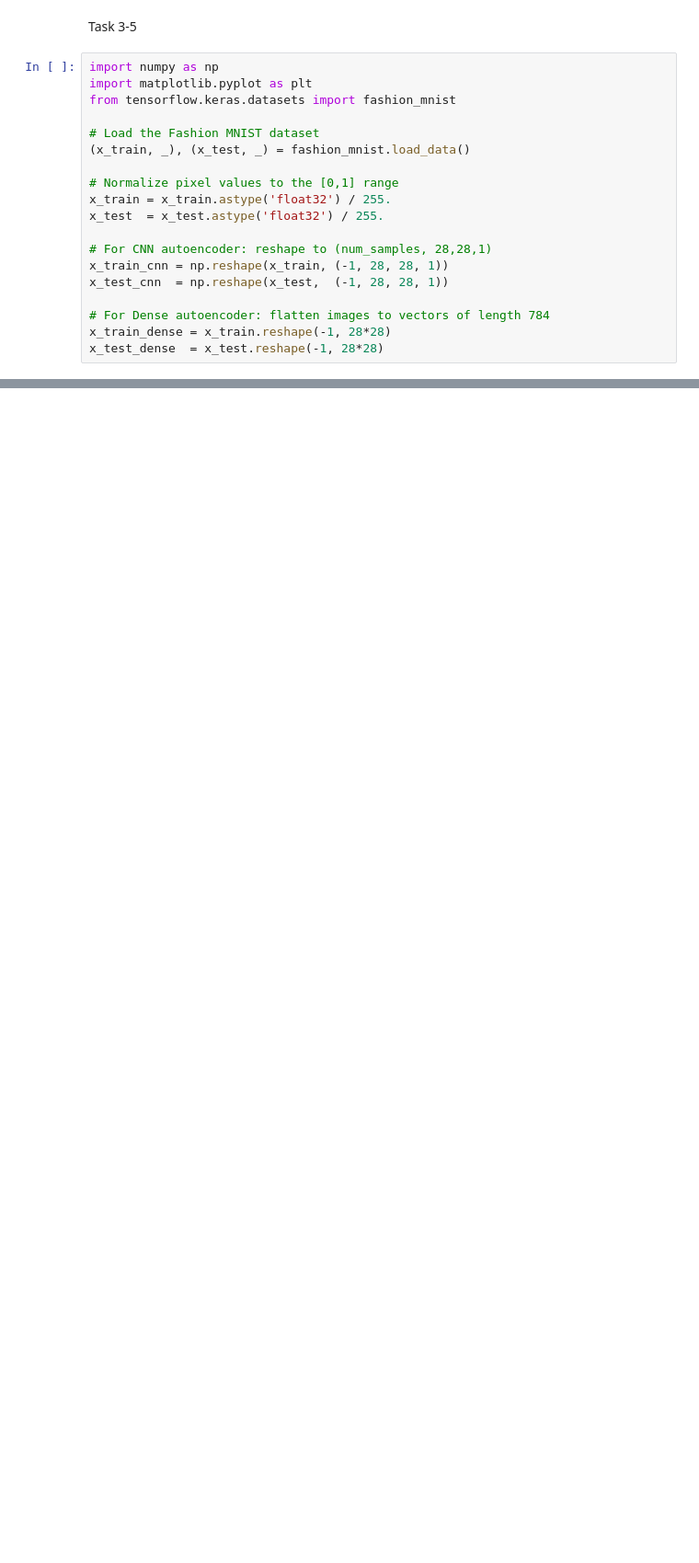
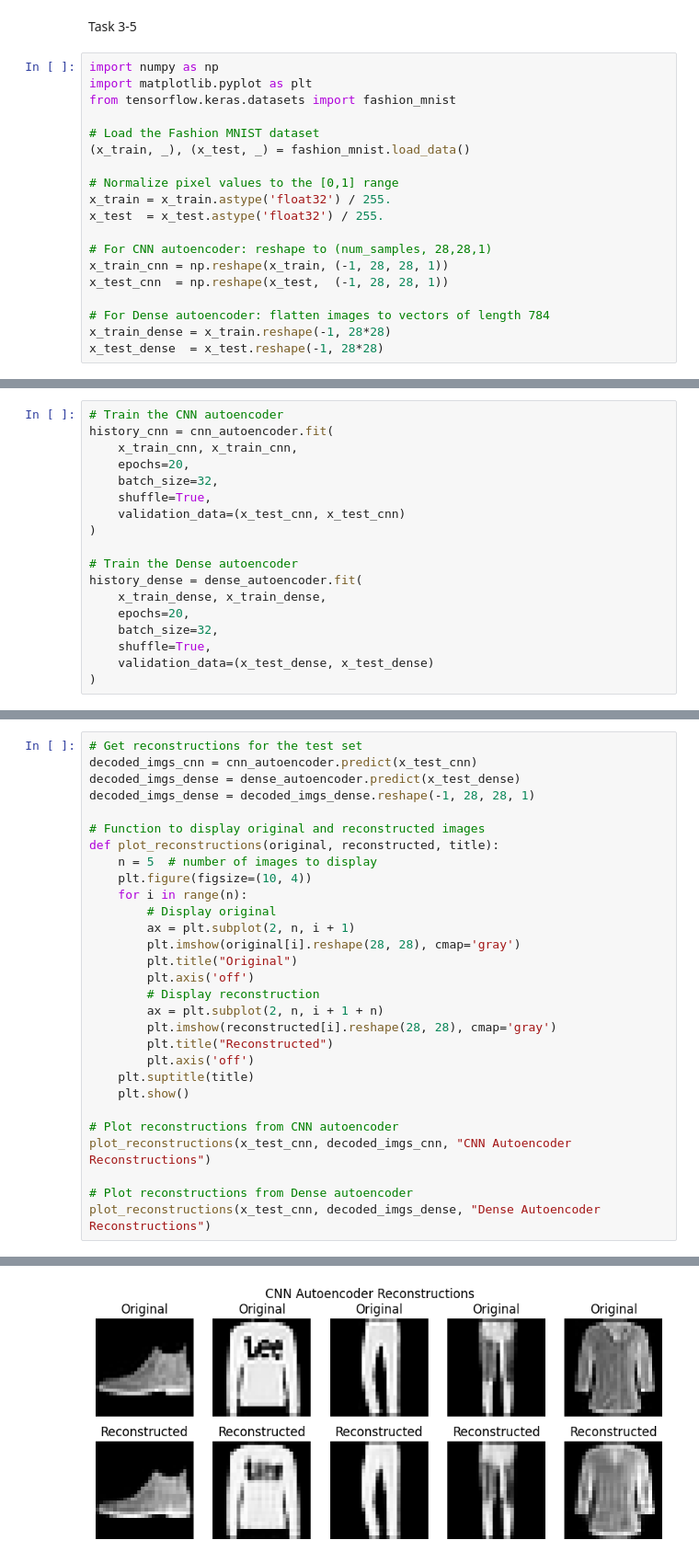
Before and after one commit to MaheeGamage/TIES4911-DL-for-dev, a Jupyter notebook: Task-3/Task 3-5.ipynb, the cells around one changed output, grey strips where cells are left out. Shown at 92% size. Drawn from its saved outputs; the diff is of its cells as text; blank space fills up the shorter version.

```diff
--- a/Task-3/Task 3-5.ipynb
+++ b/Task-3/Task 3-5.ipynb
@@ -46,0 +112,18 @@ cnn_autoencoder.summary()
+# %%
+# Train the CNN autoencoder
+history_cnn = cnn_autoencoder.fit(
+    x_train_cnn, x_train_cnn,
+    epochs=20,
+    batch_size=32,
+    shuffle=True,
+    validation_data=(x_test_cnn, x_test_cnn)
+)
+
+# Train the Dense autoencoder
+history_dense = dense_autoencoder.fit(
+    x_train_dense, x_train_dense,
+    epochs=20,
+    batch_size=32,
+    shuffle=True,
+    validation_data=(x_test_dense, x_test_dense)
+)
@@ -46,0 +148,30 @@ cnn_autoencoder.summary()
+# %%
+# Get reconstructions for the test set
+decoded_imgs_cnn = cnn_autoencoder.predict(x_test_cnn)
+decoded_imgs_dense = dense_autoencoder.predict(x_test_dense)
+decoded_imgs_dense = decoded_imgs_dense.reshape(-1, 28, 28, 1)
+
+# Function to display original and reconstructed images
+def plot_reconstructions(original, reconstructed, title):
+    n = 5  # number of images to display
+    plt.figure(figsize=(10, 4))
+    for i in range(n):
+        # Display original
+        ax = plt.subplot(2, n, i + 1)
+        plt.imshow(original[i].reshape(28, 28), cmap='gray')
+        plt.title("Original")
+        plt.axis('off')
+        # Display reconstruction
+        ax = plt.subplot(2, n, i + 1 + n)
+        plt.imshow(reconstructed[i].reshape(28, 28), cmap='gray')
+        plt.title("Reconstructed")
+        plt.axis('off')
+    plt.suptitle(title)
+    plt.show()
+
+# Plot reconstructions from CNN autoencoder
+plot_reconstructions(x_test_cnn, decoded_imgs_cnn, "CNN Autoencoder Reconstructions")
+
+# Plot reconstructions from Dense autoencoder
+plot_reconstructions(x_test_cnn, decoded_imgs_dense, "Dense Autoencoder Reconstructions")
+# %% [output]
@@ -46,0 +180 @@ cnn_autoencoder.summary()
+[figure, added]
```
Also changed, not shown: parts of 6 cells of this notebook.
